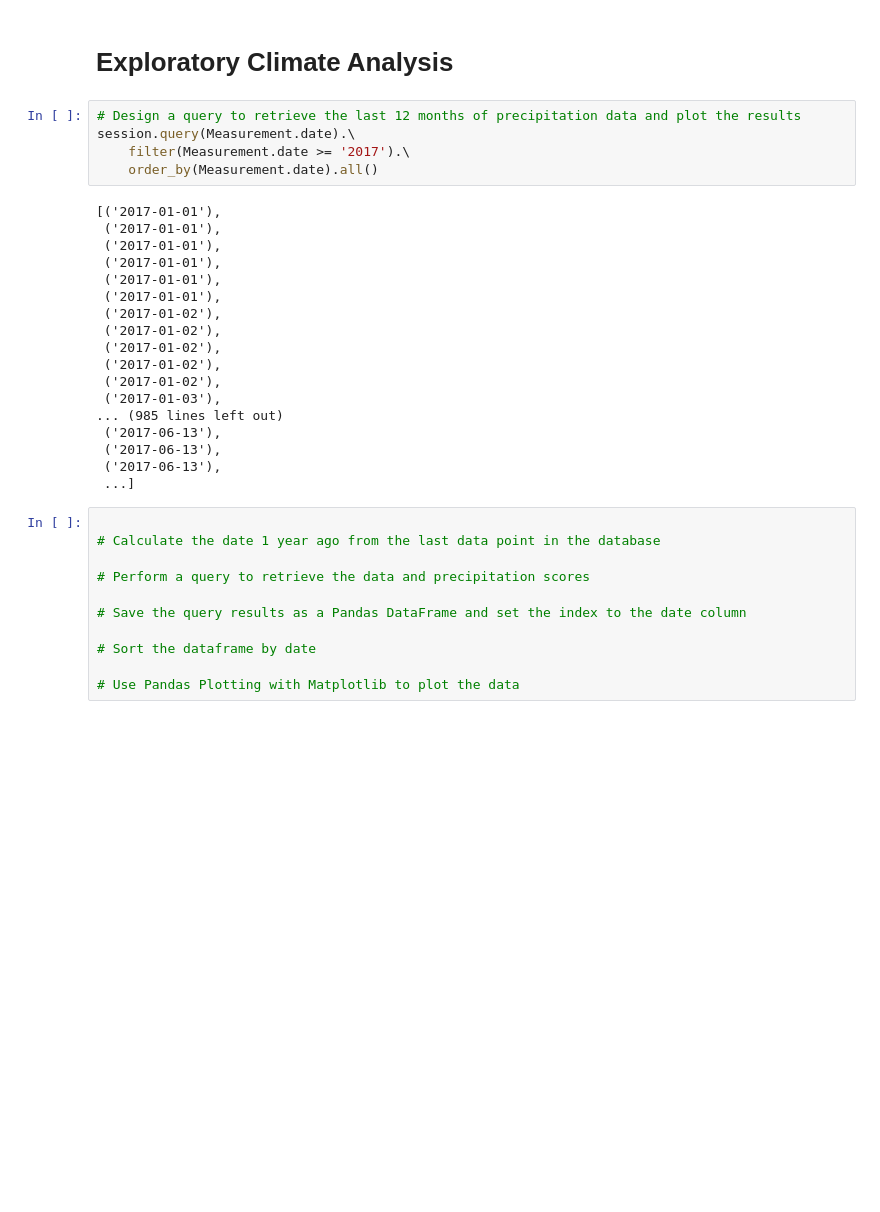
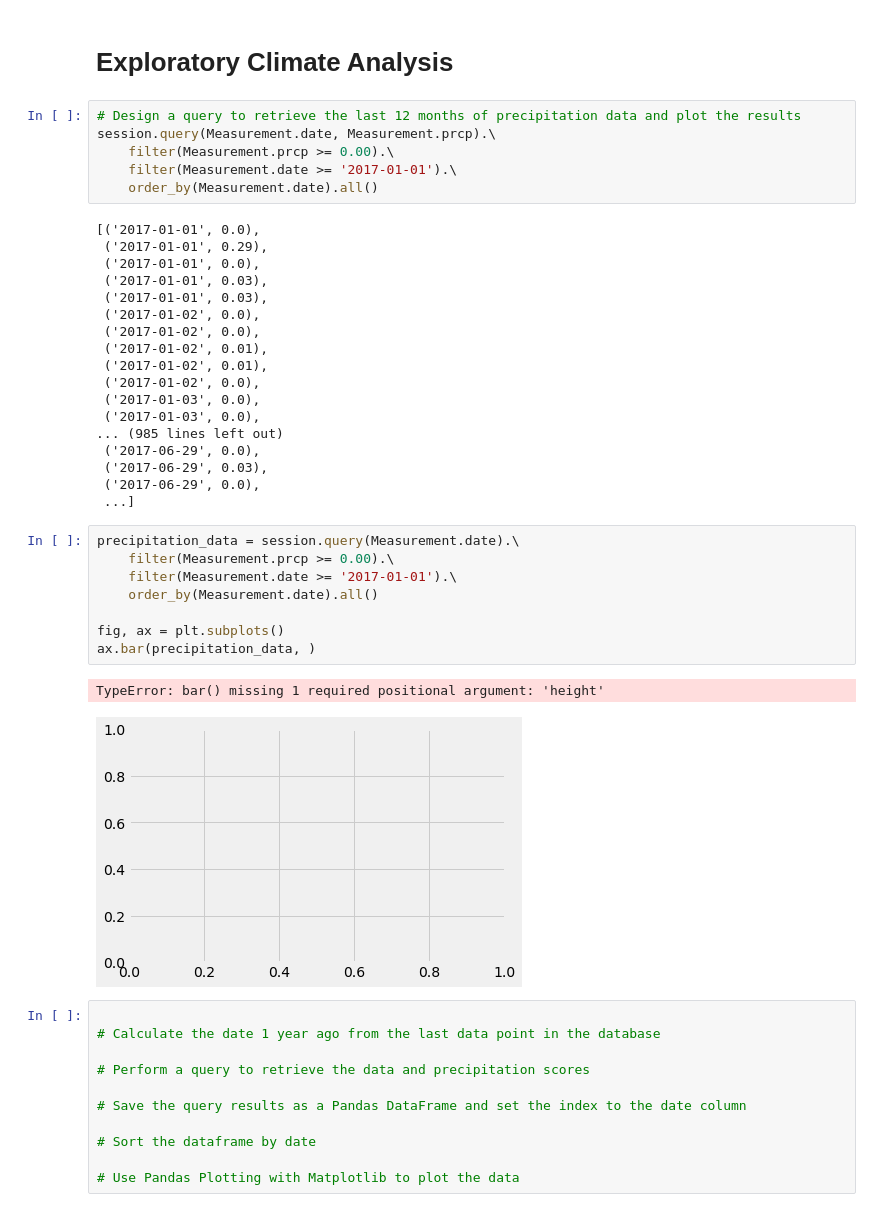
Before and after one commit to aidixon/sqlalchemy-challenge, a Jupyter notebook: app.py.ipynb, the cells around one changed output. Cells and saved outputs as stored; diff of their text form; blank space fills up the shorter version.

Commit message:
Query shows dates and precipitation data together

```diff
--- a/app.py.ipynb
+++ b/app.py.ipynb
@@ -93,27 +93,39 @@ engine.execute('SELECT * FROM station').fetchmany(10)
 # Exploratory Climate Analysis
 # %%
 # Design a query to retrieve the last 12 months of precipitation data and plot the results
-session.query(Measurement.date).\
-    filter(Measurement.date >= '2017').\
+session.query(Measurement.date, Measurement.prcp).\
+    filter(Measurement.prcp >= 0.00).\
+    filter(Measurement.date >= '2017-01-01').\
     order_by(Measurement.date).all()
 # %% [output]
-[('2017-01-01'),
- ('2017-01-01'),
- ('2017-01-01'),
- ('2017-01-01'),
- ('2017-01-01'),
- ('2017-01-01'),
- ('2017-01-02'),
- ('2017-01-02'),
- ('2017-01-02'),
- ('2017-01-02'),
- ('2017-01-02'),
- ('2017-01-03'),
+[('2017-01-01', 0.0),
+ ('2017-01-01', 0.29),
+ ('2017-01-01', 0.0),
+ ('2017-01-01', 0.03),
+ ('2017-01-01', 0.03),
+ ('2017-01-02', 0.0),
+ ('2017-01-02', 0.0),
+ ('2017-01-02', 0.01),
+ ('2017-01-02', 0.01),
+ ('2017-01-02', 0.0),
+ ('2017-01-03', 0.0),
+ ('2017-01-03', 0.0),
 ... (985 lines left out)
- ('2017-06-13'),
- ('2017-06-13'),
- ('2017-06-13'),
+ ('2017-06-29', 0.0),
+ ('2017-06-29', 0.03),
+ ('2017-06-29', 0.0),
  ...]
+# %%
+precipitation_data = session.query(Measurement.date).\
+    filter(Measurement.prcp >= 0.00).\
+    filter(Measurement.date >= '2017-01-01').\
+    order_by(Measurement.date).all()
+
+fig, ax = plt.subplots()
+ax.bar(precipitation_data, )
+# %% [output]
+TypeError: bar() missing 1 required positional argument: 'height'
+[figure, added]
 # %%
 
 # Calculate the date 1 year ago from the last data point in the database
```
